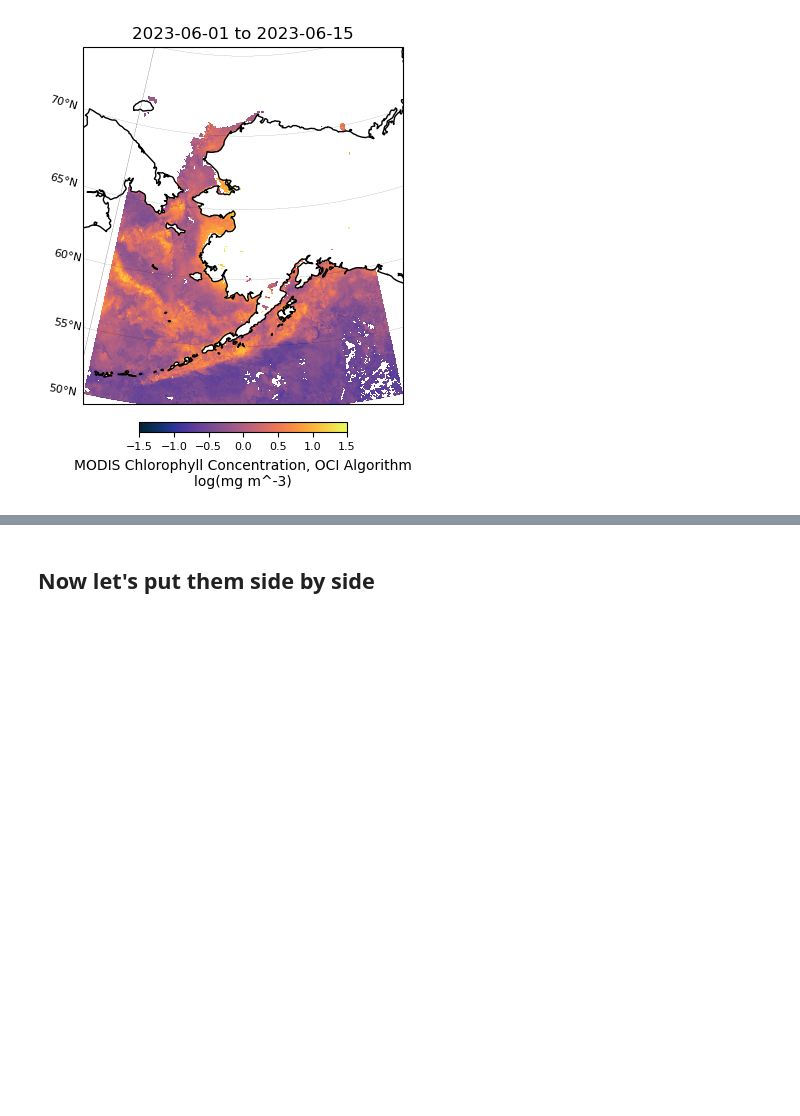
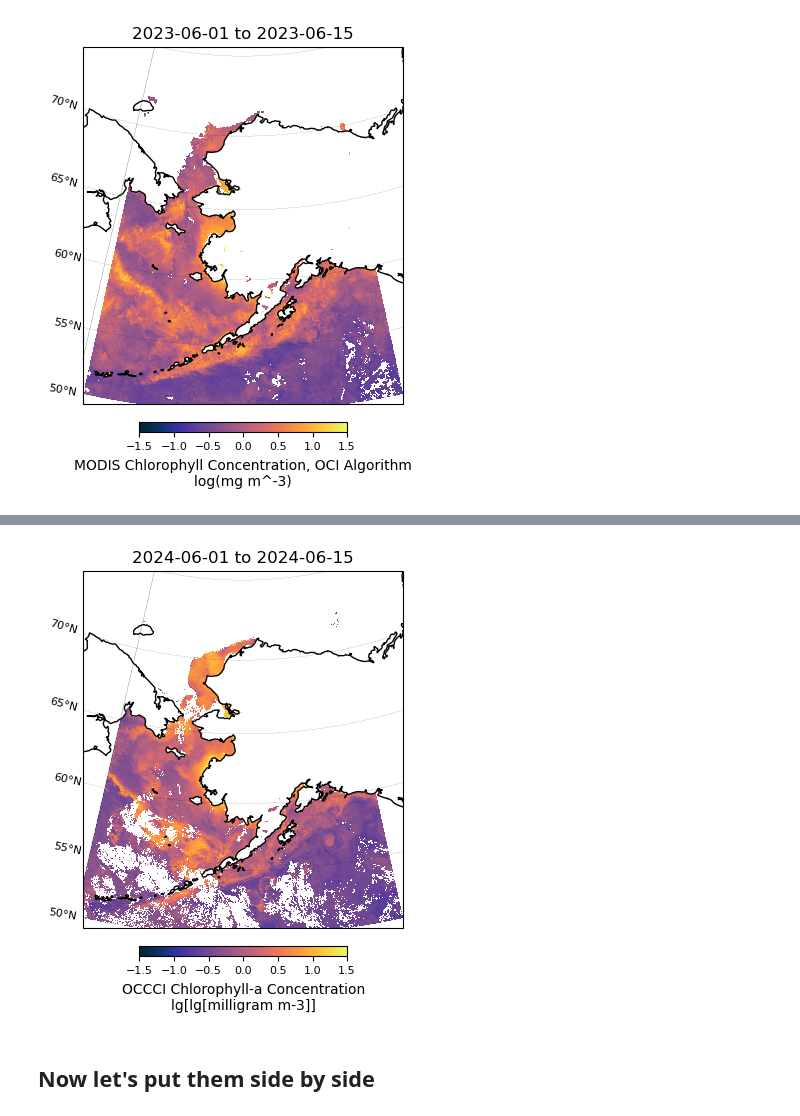
Before and after one commit to PACEHackWeek/proj_2024_PACEToolkit, a Jupyter notebook: contributors/jiaxu/Multi_sat_compare.ipynb, the cells around one changed output, grey strips where cells are left out. Saved outputs shown, nothing was run; the diff lists cells and outputs as text; code cells hidden in the pictures; blank space fills up the shorter version.

Commit message:
add OC CCI dataset to the notebook

```diff
--- a/contributors/jiaxu/Multi_sat_compare.ipynb
+++ b/contributors/jiaxu/Multi_sat_compare.ipynb
@@ -284,0 +293,2 @@ m = regional_plot.plot_regional_map(modis_chla_mean_clip, min_lon, max_lon, min_
+# %%
+occci_ds = xr.open_dataset('../../data/occci_v6_daily_1km.nc')
@@ -285,3 +315,21 @@ m = regional_plot.plot_regional_map(modis_chla_mean_clip, min_lon, max_lon, min_
+# %%
+occci_chla = np.log10(occci_ds['chlor_a'])
+# Calculate the temporal mean
+occci_chla_mean = occci_chla.mean('time')
+
+occci_chla_mean.attrs.update(
+    {
+        "long_name": "OCCCI Chlorophyll-a Concentration",
+        "units": 'lg[lg[{}]]'.format(occci_ds['chlor_a'].attrs["units"]),
+    }
+)
+# %%
+# Plot OCCCI data
+m = regional_plot.plot_regional_map(occci_chla_mean, min_lon, max_lon, min_lat, max_lat,
+                 title='{} to {}'.format(temporal[0],temporal[1]),
+                 vmin=-1.5, vmax=1.5, size=(5,5))
+# %% [output]
+[figure, added]
 # %% [markdown]
 ## Now let's put them side by side
 # %%
```
Also changed, not shown: parts of 3 cells of this notebook.
